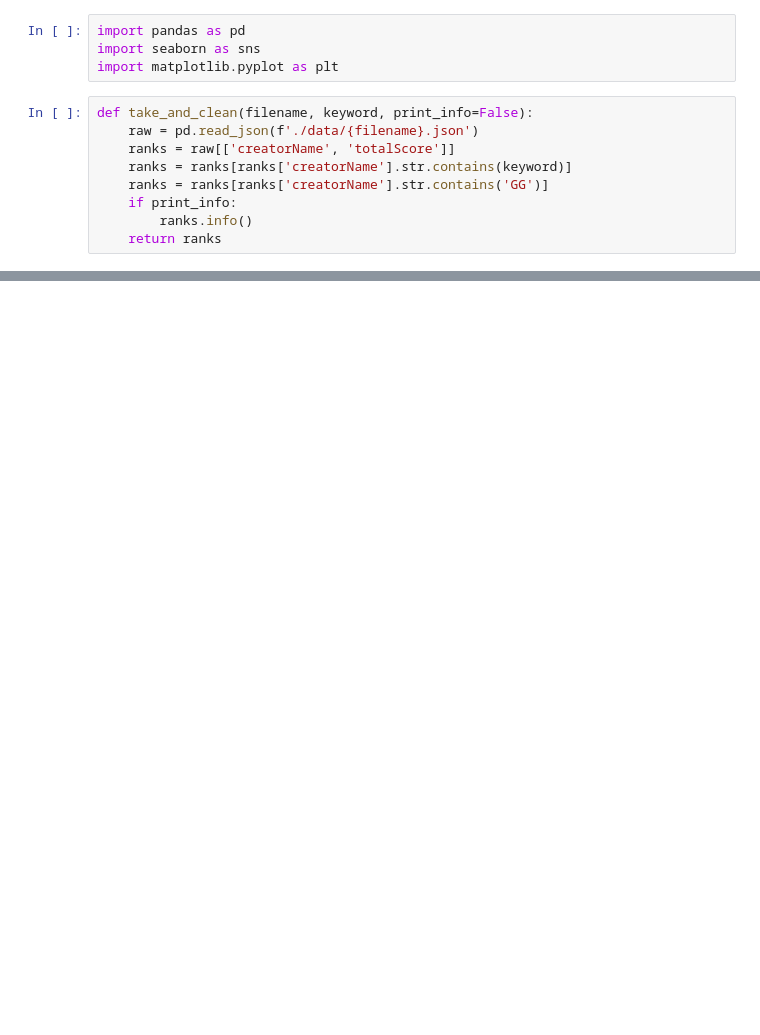
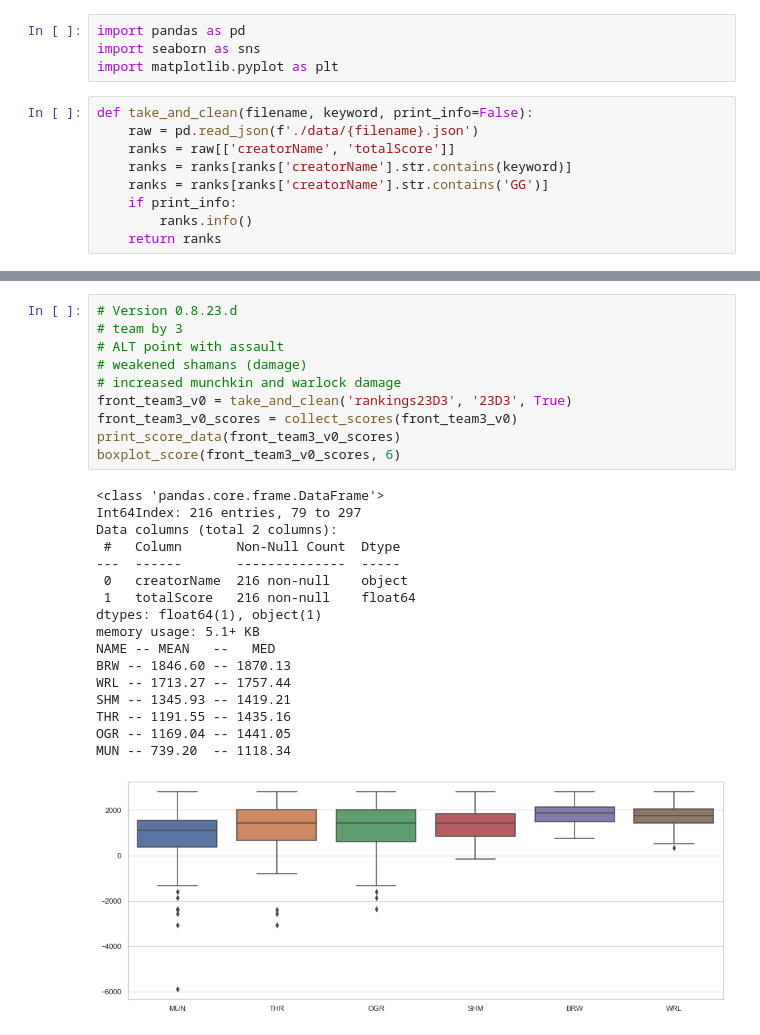
Before and after one commit to Bryukh/AILeagueBalance, a Jupyter notebook: GiantGatesAutoBalancerResults.ipynb, the cells around one changed output, grey strips where cells are left out. Drawn from its saved outputs; the diff is of its cells as text; blank space fills up the shorter version.

```diff
--- a/GiantGatesAutoBalancerResults.ipynb
+++ b/GiantGatesAutoBalancerResults.ipynb
@@ -60,0 +139,28 @@ OGR -- 10.07 -- -37.20
+# %%
+# Version 0.8.23.d
+# team by 3
+# ALT point with assault
+# weakened shamans (damage)
+# increased munchkin and warlock damage
+front_team3_v0 = take_and_clean('rankings23D3', '23D3', True)
+front_team3_v0_scores = collect_scores(front_team3_v0)
+print_score_data(front_team3_v0_scores)
+boxplot_score(front_team3_v0_scores, 6)
+# %% [output]
+<class 'pandas.core.frame.DataFrame'>
+Int64Index: 216 entries, 79 to 297
+Data columns (total 2 columns):
+ #   Column       Non-Null Count  Dtype
+---  ------       --------------  -----
+ 0   creatorName  216 non-null    object
+ 1   totalScore   216 non-null    float64
+dtypes: float64(1), object(1)
+memory usage: 5.1+ KB
+NAME -- MEAN   --   MED
+BRW -- 1846.60 -- 1870.13
+WRL -- 1713.27 -- 1757.44
+SHM -- 1345.93 -- 1419.21
+THR -- 1191.55 -- 1435.16
+OGR -- 1169.04 -- 1441.05
+MUN -- 739.20  -- 1118.34
+[figure, added]
```
Also changed, not shown: parts of 7 cells of this notebook, 5 other files.
